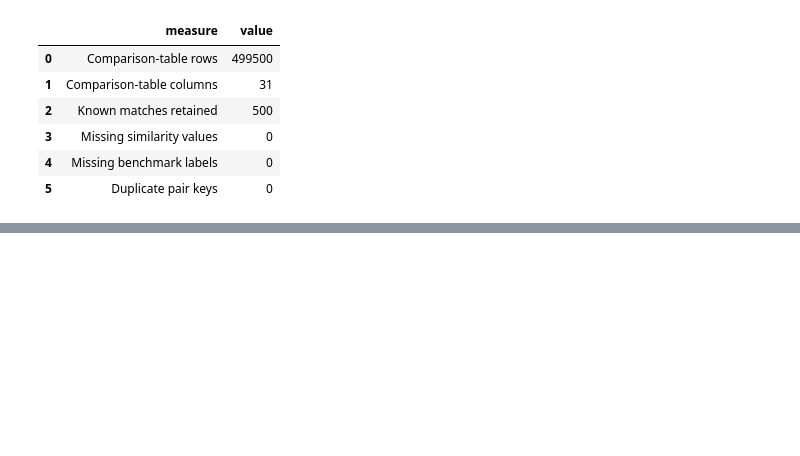
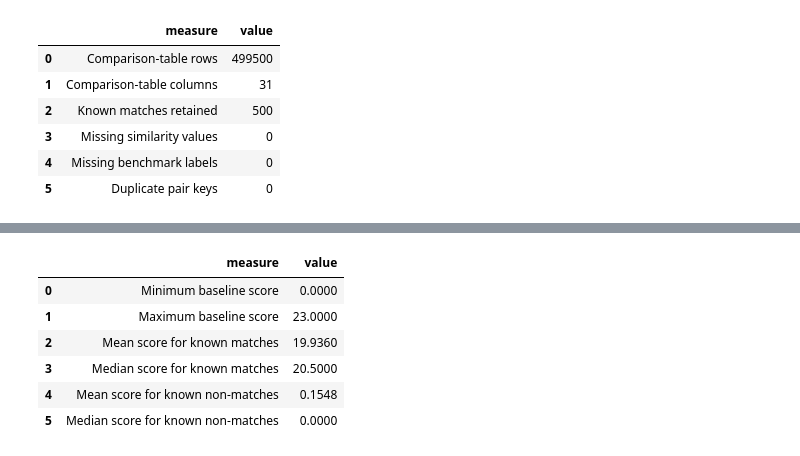
Before and after one commit to WaleBalogunK/Repository-name-entity-resolution-golden-record-lab, a Jupyter notebook: notebooks/01_data_acquisition_and_initial_audit.ipynb, the cells around one changed output, grey strips where cells are left out. Saved outputs shown, nothing was run; the diff lists cells and outputs as text; code cells hidden in the pictures; blank space fills up the shorter version.

```diff
--- a/notebooks/01_data_acquisition_and_initial_audit.ipynb
+++ b/notebooks/01_data_acquisition_and_initial_audit.ipynb
@@ -4359,0 +4524,45 @@ similarity_feature_summary.round(4)
+# %%
+baseline_score_range = pd.DataFrame({
+    "measure": [
+        "Minimum baseline score",
+        "Maximum baseline score",
+        "Mean score for known matches",
+        "Median score for known matches",
+        "Mean score for known non-matches",
+        "Median score for known non-matches"
+    ],
+    "value": [
+        baseline_features[
+            "baseline_match_score"
+        ].min(),
+        baseline_features[
+            "baseline_match_score"
+        ].max(),
+        baseline_features.loc[
+            baseline_features["is_true_match"],
+            "baseline_match_score"
+        ].mean(),
+        baseline_features.loc[
+            baseline_features["is_true_match"],
+            "baseline_match_score"
+        ].median(),
+        baseline_features.loc[
+            ~baseline_features["is_true_match"],
+            "baseline_match_score"
+        ].mean(),
+        baseline_features.loc[
+            ~baseline_features["is_true_match"],
+            "baseline_match_score"
+        ].median()
+    ]
+})
+
+baseline_score_range.round(4)
+# %% [output]
+|  | measure | value |
+| 0 | Minimum baseline score | 0.0000 |
+| 1 | Maximum baseline score | 23.0000 |
+| 2 | Mean score for known matches | 19.9360 |
+| 3 | Median score for known matches | 20.5000 |
+| 4 | Mean score for known non-matches | 0.1548 |
+| 5 | Median score for known non-matches | 0.0000 |
```
Also changed, not shown: parts of 6 cells of this notebook.
